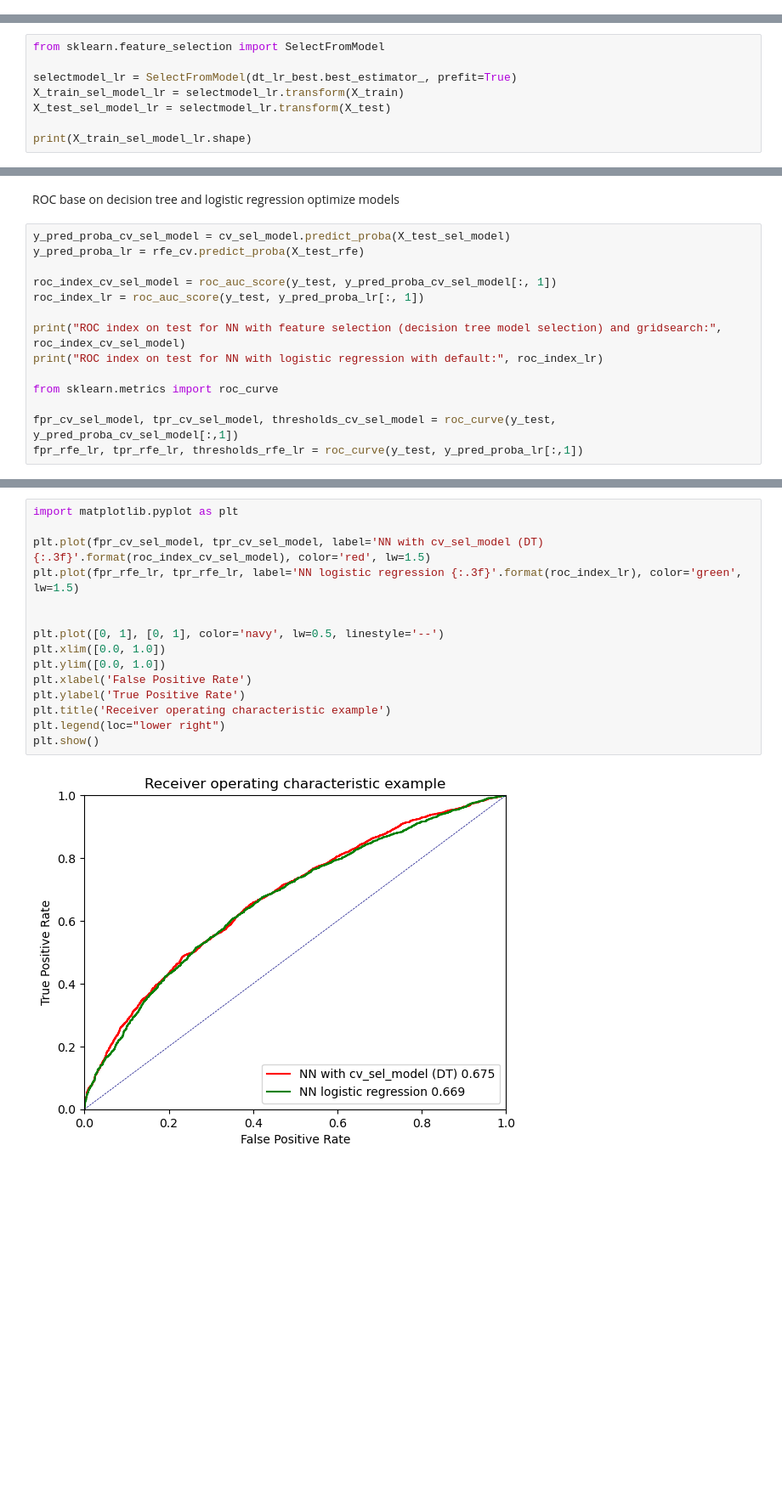
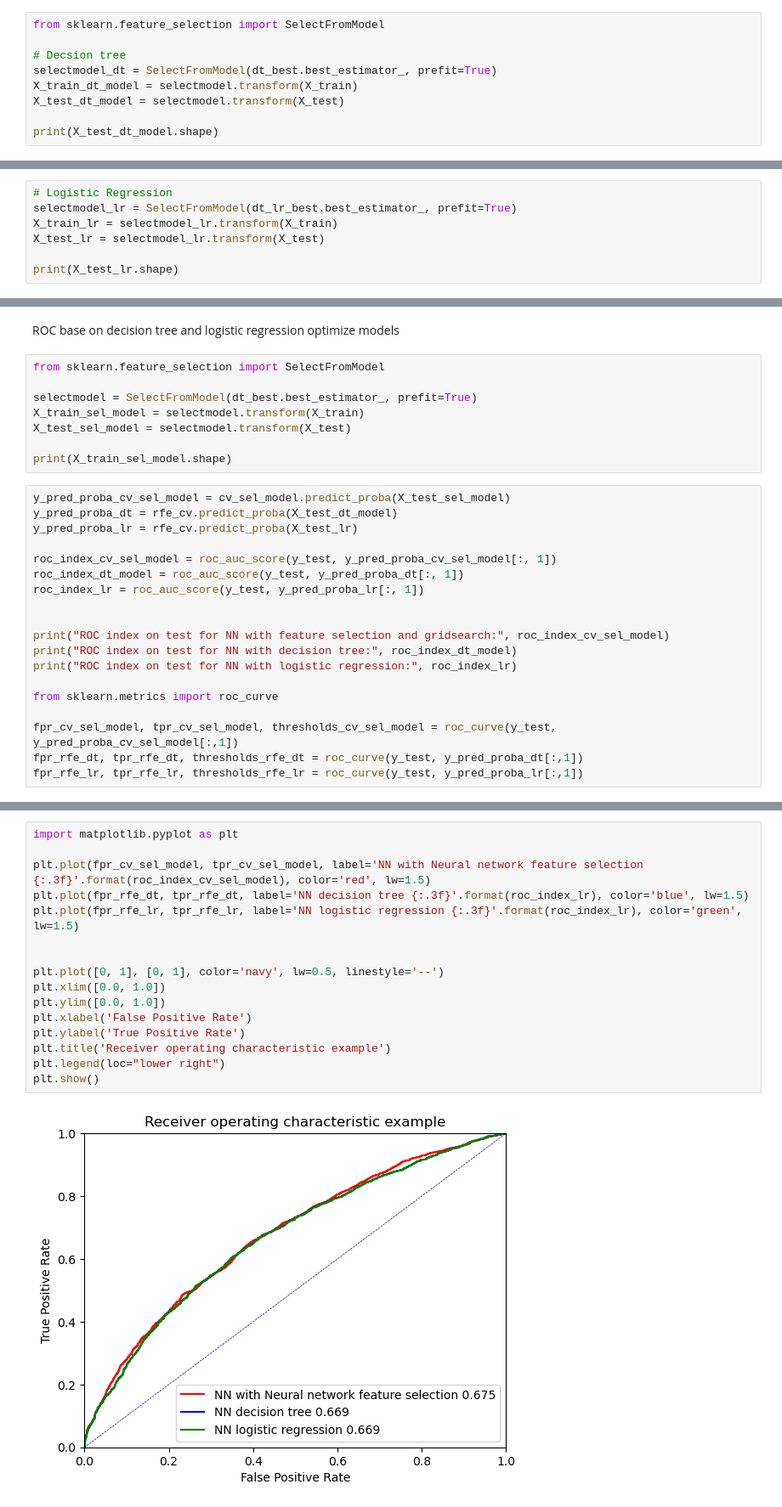
Before and after one commit to NhiNguyen2304/IFN509, a Jupyter notebook: Assignment2/Assignment2_ProjectC-Neural.ipynb, the cells around one changed output, grey strips where cells are left out. Shown: that part at 85% size. Cells and saved outputs as stored; diff of their text form; blank space fills up the shorter version.

```diff
--- a/Assignment2/Assignment2_ProjectC-Neural.ipynb
+++ b/Assignment2/Assignment2_ProjectC-Neural.ipynb
@@ -635,3 +725,12 @@ discharge_disposition_id : -0.07354861100502184
 num_procedures : -0.07891035524279451
 metformin : -0.10520121885363481
 insulin : -0.14078268980910041
+# %%
+from sklearn.feature_selection import SelectFromModel
+
+# Decsion tree
+selectmodel_dt = SelectFromModel(dt_best.best_estimator_, prefit=True)
+X_train_dt_model = selectmodel.transform(X_train)
+X_test_dt_model = selectmodel.transform(X_test)
+
+print(X_test_dt_model.shape)
@@ -638,9 +739,8 @@ insulin : -0.14078268980910041
 # %%
-from sklearn.feature_selection import SelectFromModel
+# Logistic Regression
+selectmodel_lr = SelectFromModel(dt_lr_best.best_estimator_, prefit=True)
+X_train_lr = selectmodel_lr.transform(X_train)
+X_test_lr = selectmodel_lr.transform(X_test)
 
-selectmodel_lr = SelectFromModel(dt_lr_best.best_estimator_, prefit=True)
-X_train_sel_model_lr = selectmodel_lr.transform(X_train)
-X_test_sel_model_lr = selectmodel_lr.transform(X_test)
-
-print(X_train_sel_model_lr.shape)
+print(X_test_lr.shape)
 # %% [output]
@@ -674,17 +761,30 @@ weighted avg       0.62      0.62      0.62      6000
 # %% [markdown]
 ROC base on decision tree and logistic regression optimize models
+# %%
+from sklearn.feature_selection import SelectFromModel
+
+selectmodel = SelectFromModel(dt_best.best_estimator_, prefit=True)
+X_train_sel_model = selectmodel.transform(X_train)
+X_test_sel_model = selectmodel.transform(X_test)
+
+print(X_train_sel_model.shape)
 # %%
 y_pred_proba_cv_sel_model = cv_sel_model.predict_proba(X_test_sel_model)
-y_pred_proba_lr = rfe_cv.predict_proba(X_test_rfe)
+y_pred_proba_dt = rfe_cv.predict_proba(X_test_dt_model)
+y_pred_proba_lr = rfe_cv.predict_proba(X_test_lr)
 
 roc_index_cv_sel_model = roc_auc_score(y_test, y_pred_proba_cv_sel_model[:, 1])
+roc_index_dt_model = roc_auc_score(y_test, y_pred_proba_dt[:, 1])
 roc_index_lr = roc_auc_score(y_test, y_pred_proba_lr[:, 1])
 
-print("ROC index on test for NN with feature selection (decision tree model selection) and gridsearch:", roc_index_cv_sel_model)
-print("ROC index on test for NN with logistic regression with default:", roc_index_lr)
+
+print("ROC index on test for NN with feature selection and gridsearch:", roc_index_cv_sel_model)
+print("ROC index on test for NN with decision tree:", roc_index_dt_model)
+print("ROC index on test for NN with logistic regression:", roc_index_lr)
 
 from sklearn.metrics import roc_curve
 
 fpr_cv_sel_model, tpr_cv_sel_model, thresholds_cv_sel_model = roc_curve(y_test, y_pred_proba_cv_sel_model[:,1])
+fpr_rfe_dt, tpr_rfe_dt, thresholds_rfe_dt = roc_curve(y_test, y_pred_proba_dt[:,1])
 fpr_rfe_lr, tpr_rfe_lr, thresholds_rfe_lr = roc_curve(y_test, y_pred_proba_lr[:,1])
 # %% [output]
@@ -693,17 +792,18 @@ ROC index on test for NN with logistic regression with default: 0.66863363594485
 # %%
 import matplotlib.pyplot as plt
 
-plt.plot(fpr_cv_sel_model, tpr_cv_sel_model, label='NN with cv_sel_model (DT) {:.3f}'.format(roc_index_cv_sel_model), color='red', lw=1.5)
+plt.plot(fpr_cv_sel_model, tpr_cv_sel_model, label='NN with Neural network feature selection {:.3f}'.format(roc_index_cv_sel_model), color='red', lw=1.5)
+plt.plot(fpr_rfe_dt, tpr_rfe_dt, label='NN decision tree {:.3f}'.format(roc_index_lr), color='blue', lw=1.5)
 plt.plot(fpr_rfe_lr, tpr_rfe_lr, label='NN logistic regression {:.3f}'.format(roc_index_lr), color='green', lw=1.5)
 
 
 plt.plot([0, 1], [0, 1], color='navy', lw=0.5, linestyle='--')
 plt.xlim([0.0, 1.0])
 plt.ylim([0.0, 1.0])
 plt.xlabel('False Positive Rate')
 plt.ylabel('True Positive Rate')
 plt.title('Receiver operating characteristic example')
 plt.legend(loc="lower right")
 plt.show()
 # %% [output]
-[figure, old version]
+[figure, new version]
```
Also changed, not shown: parts of 17 cells of this notebook, 3 other files.
